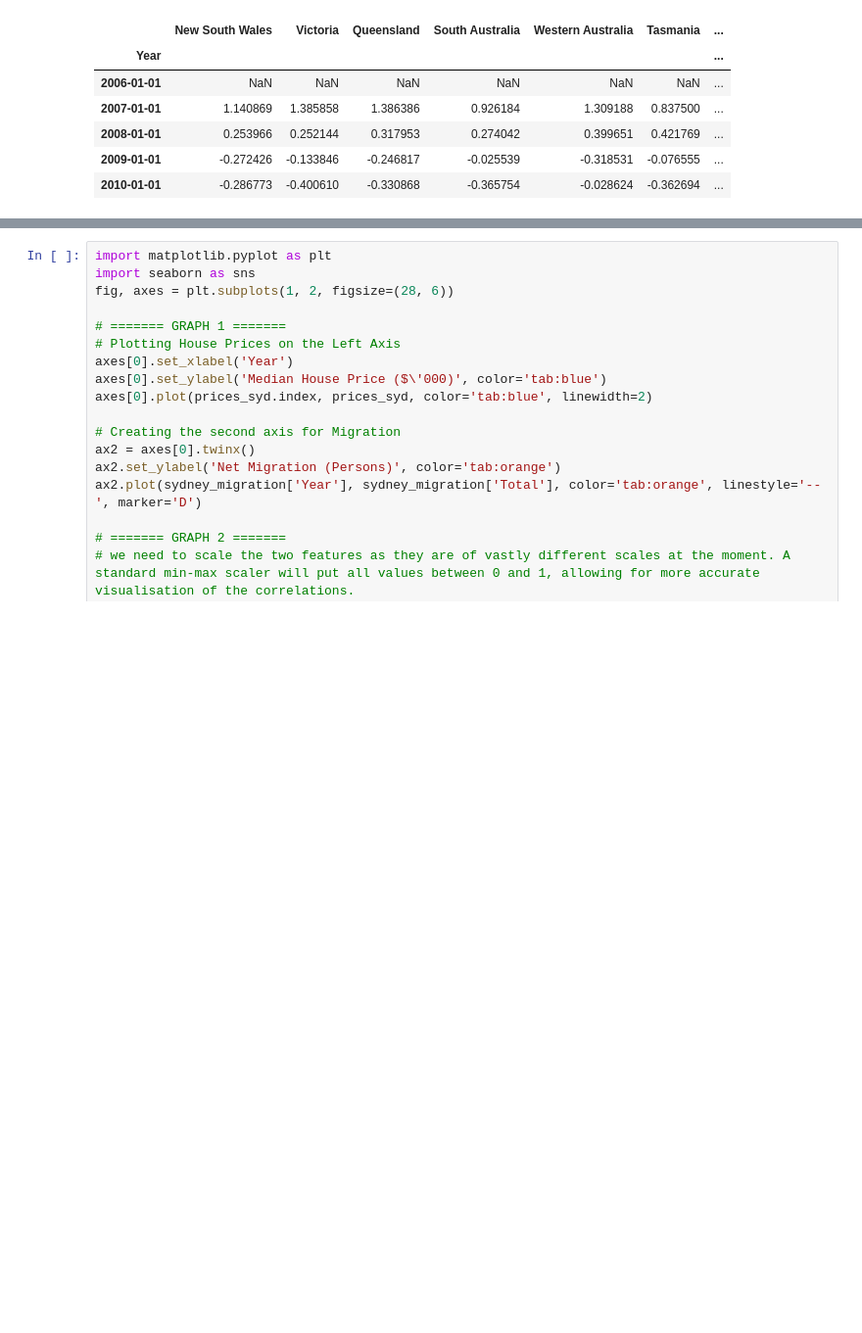
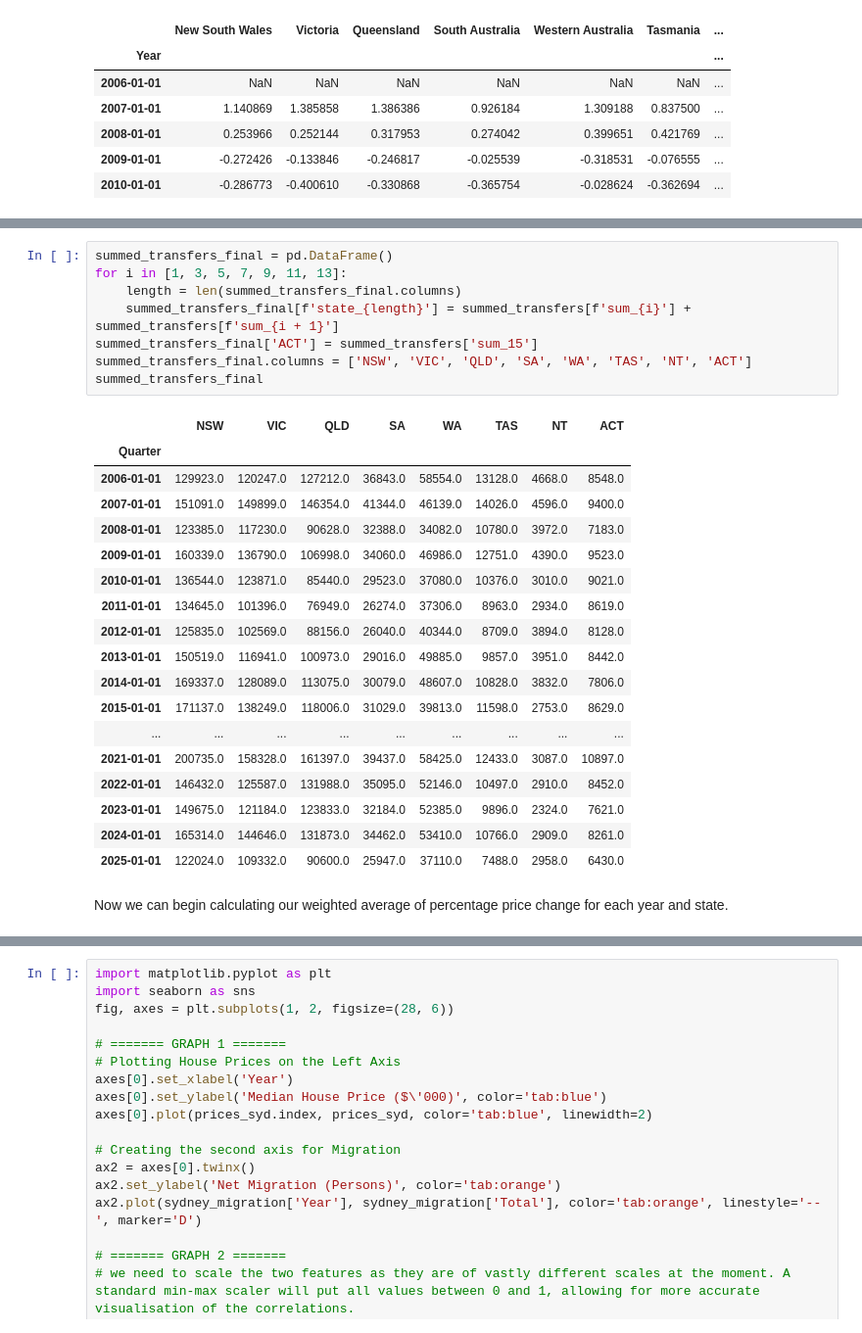
Before and after one commit to aydinkhan2005/Investigating-Factors-Affecting-Housing-in-Australia, a Jupyter notebook: notebooks/EDA_A.ipynb, the cells around one changed output, grey strips where cells are left out. Shown at 98% size. Drawn from its saved outputs; the diff is of its cells as text; blank space fills up the shorter version.

```diff
--- a/notebooks/EDA_A.ipynb
+++ b/notebooks/EDA_A.ipynb
@@ -136,0 +241,29 @@ pct_price_changes
+# %%
+summed_transfers_final = pd.DataFrame()
+for i in [1, 3, 5, 7, 9, 11, 13]:
+    length = len(summed_transfers_final.columns)
+    summed_transfers_final[f'state_{length}'] = summed_transfers[f'sum_{i}'] + summed_transfers[f'sum_{i + 1}']
+summed_transfers_final['ACT'] = summed_transfers['sum_15']
+summed_transfers_final.columns = ['NSW', 'VIC', 'QLD', 'SA', 'WA', 'TAS', 'NT', 'ACT']
+summed_transfers_final
+# %% [output]
+|  | NSW | VIC | QLD | SA | WA | TAS | NT | ACT |
+| Quarter |  |  |  |  |  |  |  |  |
+| 2006-01-01 | 129923.0 | 120247.0 | 127212.0 | 36843.0 | 58554.0 | 13128.0 | 4668.0 | 8548.0 |
+| 2007-01-01 | 151091.0 | 149899.0 | 146354.0 | 41344.0 | 46139.0 | 14026.0 | 4596.0 | 9400.0 |
+| 2008-01-01 | 123385.0 | 117230.0 | 90628.0 | 32388.0 | 34082.0 | 10780.0 | 3972.0 | 7183.0 |
+| 2009-01-01 | 160339.0 | 136790.0 | 106998.0 | 34060.0 | 46986.0 | 12751.0 | 4390.0 | 9523.0 |
+| 2010-01-01 | 136544.0 | 123871.0 | 85440.0 | 29523.0 | 37080.0 | 10376.0 | 3010.0 | 9021.0 |
+| 2011-01-01 | 134645.0 | 101396.0 | 76949.0 | 26274.0 | 37306.0 | 8963.0 | 2934.0 | 8619.0 |
+| 2012-01-01 | 125835.0 | 102569.0 | 88156.0 | 26040.0 | 40344.0 | 8709.0 | 3894.0 | 8128.0 |
+| 2013-01-01 | 150519.0 | 116941.0 | 100973.0 | 29016.0 | 49885.0 | 9857.0 | 3951.0 | 8442.0 |
+| 2014-01-01 | 169337.0 | 128089.0 | 113075.0 | 30079.0 | 48607.0 | 10828.0 | 3832.0 | 7806.0 |
+| 2015-01-01 | 171137.0 | 138249.0 | 118006.0 | 31029.0 | 39813.0 | 11598.0 | 2753.0 | 8629.0 |
+| ... | ... | ... | ... | ... | ... | ... | ... | ... |
+| 2021-01-01 | 200735.0 | 158328.0 | 161397.0 | 39437.0 | 58425.0 | 12433.0 | 3087.0 | 10897.0 |
+| 2022-01-01 | 146432.0 | 125587.0 | 131988.0 | 35095.0 | 52146.0 | 10497.0 | 2910.0 | 8452.0 |
+| 2023-01-01 | 149675.0 | 121184.0 | 123833.0 | 32184.0 | 52385.0 | 9896.0 | 2324.0 | 7621.0 |
+| 2024-01-01 | 165314.0 | 144646.0 | 131873.0 | 34462.0 | 53410.0 | 10766.0 | 2909.0 | 8261.0 |
+| 2025-01-01 | 122024.0 | 109332.0 | 90600.0 | 25947.0 | 37110.0 | 7488.0 | 2958.0 | 6430.0 |
+# %% [markdown]
+Now we can begin calculating our weighted average of percentage price change for each year and state.
```
Also changed, not shown: parts of 8 cells of this notebook.
